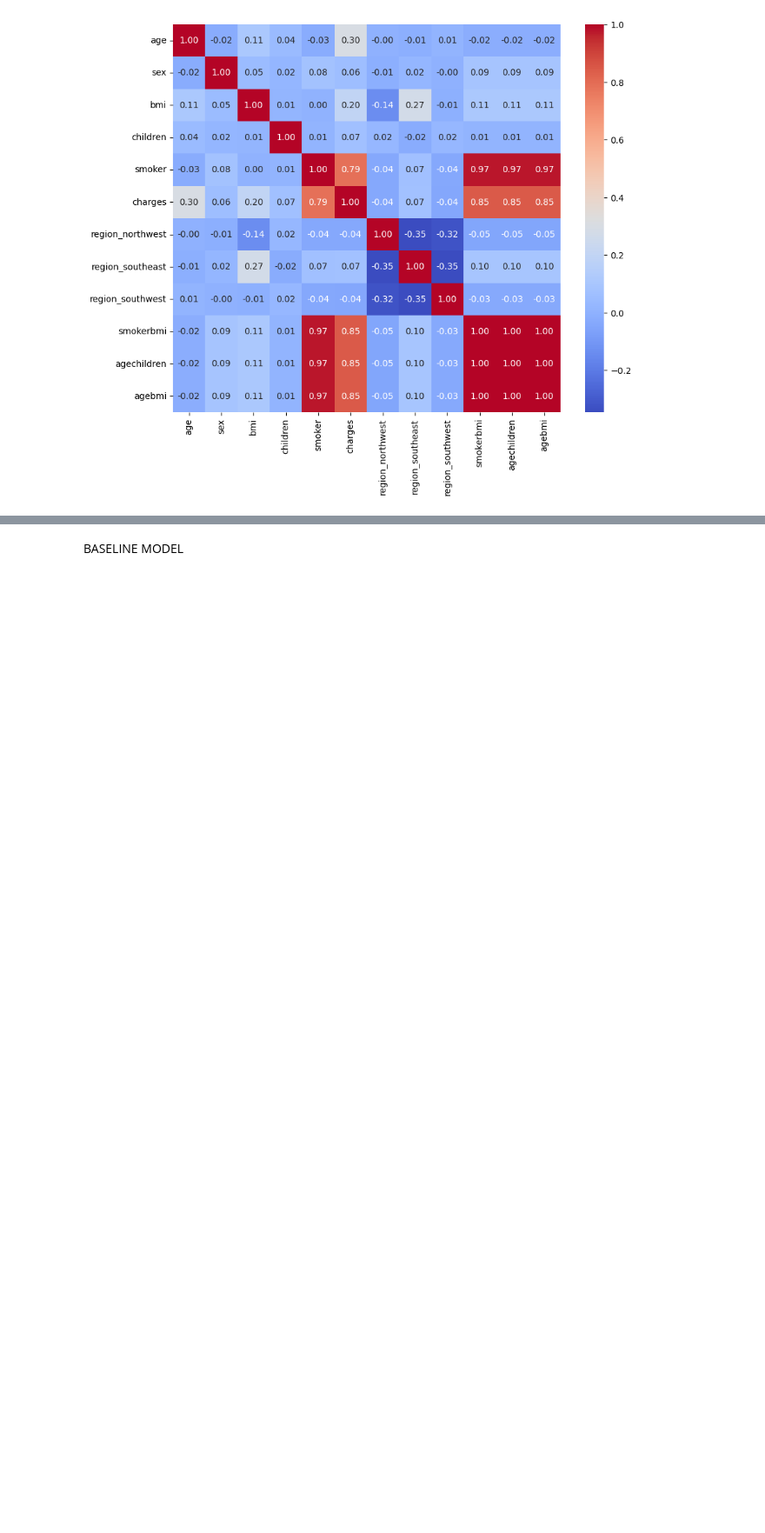
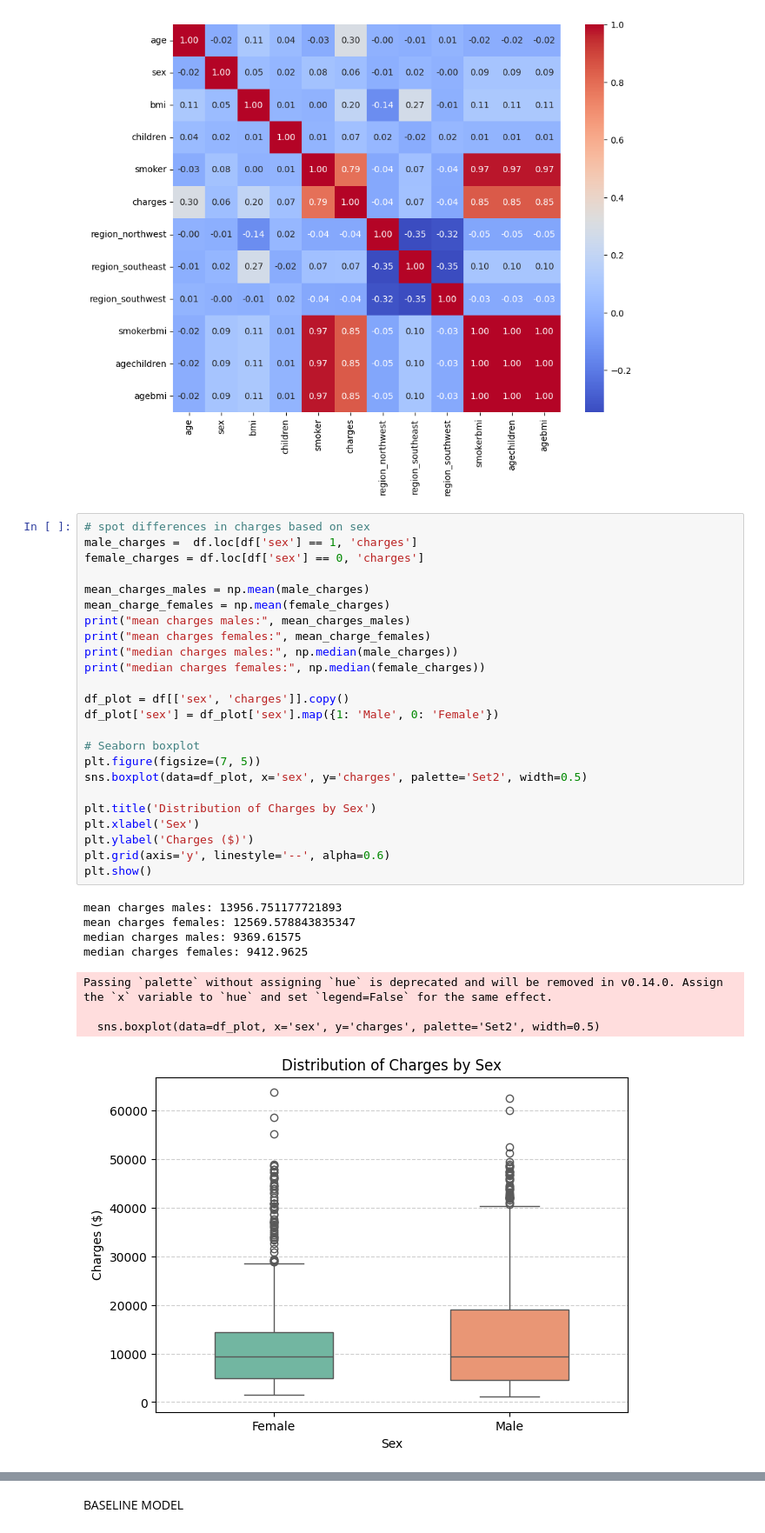
Before and after one commit to shortstax23/hackathon_nus, a Jupyter notebook: main.ipynb, the cells around one changed output, grey strips where cells are left out. Shown at 87% size. Cells and saved outputs as stored; diff of their text form; blank space fills up the shorter version.

```diff
--- a/main.ipynb
+++ b/main.ipynb
@@ -195,3 +214,36 @@ sns.heatmap(
 # %% [output]
 <Axes: >
 [figure]
+# %%
+# spot differences in charges based on sex
+male_charges =  df.loc[df['sex'] == 1, 'charges']
+female_charges = df.loc[df['sex'] == 0, 'charges']
+
+mean_charges_males = np.mean(male_charges)
+mean_charge_females = np.mean(female_charges)
+print("mean charges males:", mean_charges_males)
+print("mean charges females:", mean_charge_females)
+print("median charges males:", np.median(male_charges))
+print("median charges females:", np.median(female_charges))
+
+df_plot = df[['sex', 'charges']].copy()
+df_plot['sex'] = df_plot['sex'].map({1: 'Male', 0: 'Female'})
+
+# Seaborn boxplot
+plt.figure(figsize=(7, 5))
+sns.boxplot(data=df_plot, x='sex', y='charges', palette='Set2', width=0.5)
+
+plt.title('Distribution of Charges by Sex')
+plt.xlabel('Sex')
+plt.ylabel('Charges ($)')
+plt.grid(axis='y', linestyle='--', alpha=0.6)
+plt.show()
+# %% [output]
+mean charges males: 13956.751177721893
+mean charges females: 12569.578843835347
+median charges males: 9369.61575
+median charges females: 9412.9625
+Passing `palette` without assigning `hue` is deprecated and will be removed in v0.14.0. Assign the `x` variable to `hue` and set `legend=False` for the same effect.
+
+  sns.boxplot(data=df_plot, x='sex', y='charges', palette='Set2', width=0.5)
+[figure, added]
```
Also changed, not shown: parts of 3 cells of this notebook.
